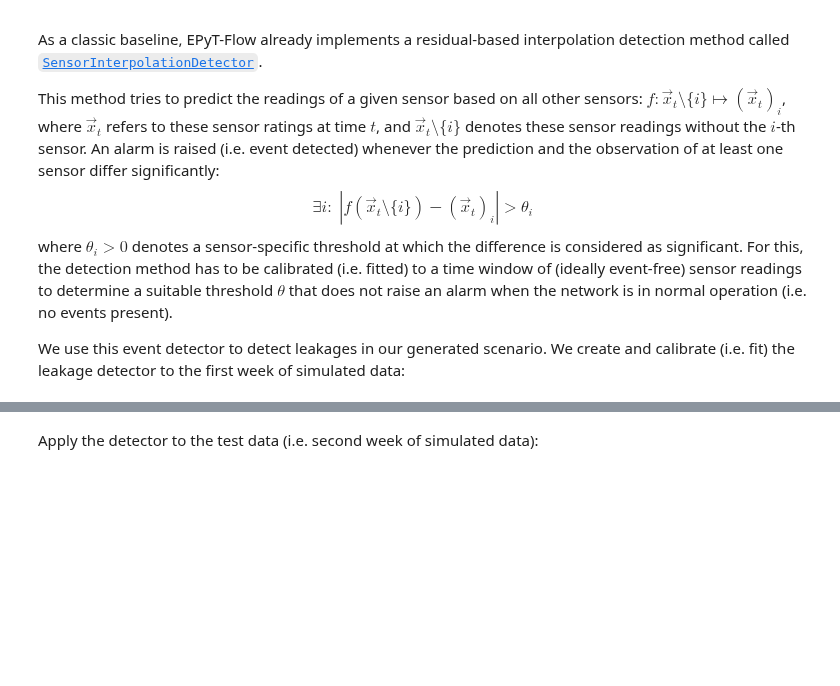
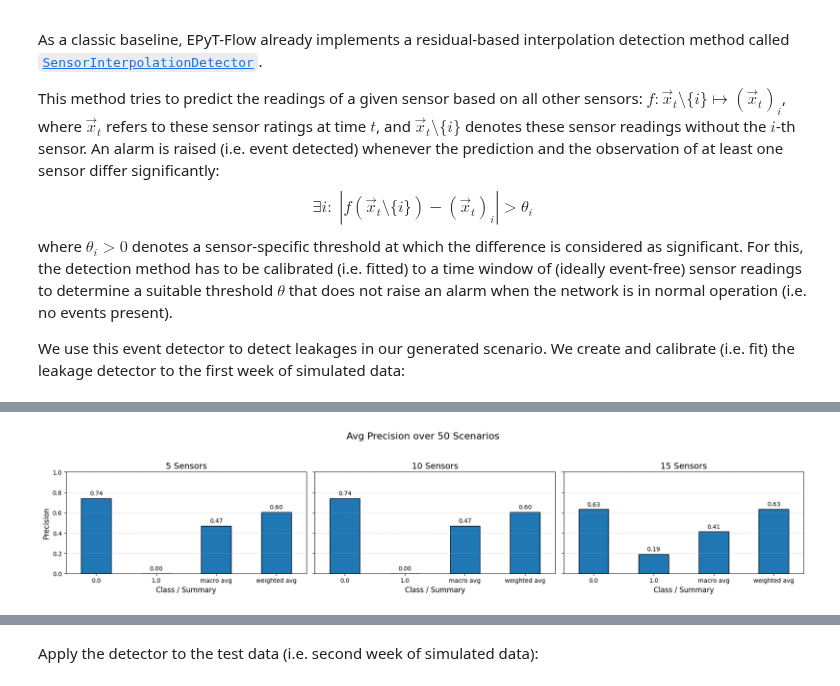
Before and after one commit to ChonsShadow/leak_localisation, a Jupyter notebook: epytflow_leakagedetection.ipynb, the cells around one changed output, grey strips where cells are left out. Cells and saved outputs as stored; diff of their text form; code cells hidden in the pictures; blank space fills up the shorter version.

Commit message:
expanded evaluation, added three different sensor sizes

```diff
--- a/epytflow_leakagedetection.ipynb
+++ b/epytflow_leakagedetection.ipynb
@@ -311,0 +506,19 @@ detector.fit(X_train)
+# %%
+runs_10 = []
+test_sids = [str(i) for i in range(1, 51)]
+for sid in test_sids:
+    Xi_10, yi_10 = epyt_flow.data.benchmarks.leakdb.load_data(
+        scenarios_id=[sid], use_net1=False, return_X_y=True
+    )[sid]
+    X_10 = getattr(Xi_10, "values", Xi_10)[:, sensor_placements_10]
+    y_10 = yi_10
+
+    y_pred_10, df_metrics_10 = evaluate_and_collect(mixed_clf_10, X_10, y_10)
+
+    runs_10.append(df_metrics_10)
+
+    tn, fp, fn, tp = confusion_matrix(y_10, y_pred_10, labels=[0,1]).ravel()
+    print(f"Scenario {sid}: TN={tn}, FP={fp}, FN={fn}, TP={tp}\n")
+
+df_all_10  = pd.concat(runs_10, keys=range(len(runs_10)), names=['run','label'])
+df_mean_10 = df_all_10.groupby(level='label').mean()
@@ -311,0 +543,81 @@ detector.fit(X_train)
+# %%
+#Disclaimer: Graphs generated using ChatGPT
+# —————————————————————————————————————————————————————
+# 1) Per‐label metrics (precision, recall, f1‑score)
+# —————————————————————————————————————————————————————
+label_metrics = ['precision', 'recall', 'f1-score']
+sensor_sets = [
+    (df_mean_5,  '5 Sensors'),
+    (df_mean_10, '10 Sensors'),
+    (df_mean,    '15 Sensors'),
+]
+
+for m in label_metrics:
+    fig, axes = plt.subplots(1, 3, figsize=(18, 4), sharey=True)
+    fig.suptitle(f'Avg {m.capitalize()} over {len(runs_5)} Scenarios', fontsize=16)
+
+    for ax, (dfm, label) in zip(axes, sensor_sets):
+        df_plot = dfm.drop(index=[r for r in ['roc_auc','log_loss','accuracy'] if r in dfm.index])
+        bars = df_plot[m].plot(
+            kind='bar', ax=ax,
+            edgecolor='black', linewidth=1, legend=False
+        )
+        ax.set_ylim(0, 1)
+        ax.set_title(label, fontsize=14)
+        ax.set_xlabel('Class / Summary', fontsize=12)
+        if ax is axes[0]:
+            ax.set_ylabel(m.capitalize(), fontsize=12)
+        ax.grid(axis='y', linestyle='--', alpha=0.5)
+        ax.set_xticklabels(df_plot.index, rotation=0, fontsize=10)
+
+        for rect in bars.patches:
+            h = rect.get_height()
+            ax.text(
+                rect.get_x() + rect.get_width()/2,
+                h + 0.02,
+                f'{h:.2f}',
+                ha='center', va='bottom',
+                fontsize=10
+            )
+
+    plt.tight_layout(rect=[0, 0, 1, 0.93])
+    plt.show()
+
+
+# —————————————————————————————————————————————————————
+# 2) Global metrics (accuracy, roc_auc, log_loss)
+# —————————————————————————————————————————————————————
+global_metrics = ['accuracy', 'roc_auc', 'log_loss']
+sensor_labels  = ['5 Sensors', '10 Sensors', '15 Sensors']
+
+# gather the “precision” column for each global metric row
+values = {
+    'accuracy': [df_mean_5.loc['accuracy','precision'],
+                 df_mean_10.loc['accuracy','precision'],
+                 df_mean.loc['accuracy','precision']],
+    'roc_auc':   [df_mean_5.loc['roc_auc','precision'],
+                  df_mean_10.loc['roc_auc','precision'],
+                  df_mean.loc['roc_auc','precision']],
+    'log_loss':  [df_mean_5.loc['log_loss','precision'],
+                  df_mean_10.loc['log_loss','precision'],
+                  df_mean.loc['log_loss','precision']],
+}
+
+x = np.arange(len(sensor_labels))
+
+for m in global_metrics:
+    fig, ax = plt.subplots(figsize=(6,4))
+    ax.bar(x, values[m], width=0.6, edgecolor='black')
+    if m in ['accuracy','roc_auc']:
+        ax.set_ylim(0, 1)
+    ax.set_xticks(x)
+    ax.set_xticklabels(sensor_labels)
+    ax.set_ylabel(m.replace('_',' ').capitalize())
+    ax.set_title(f'Avg {m.replace("_"," ").capitalize()} over {len(runs_5)} Scenarios')
+    for i, v in enumerate(values[m]):
+        ax.text(i, v + (0.02 if m in ['accuracy','roc_auc'] else 0),
+                f'{v:.2f}', ha='center', va='bottom')
+    plt.tight_layout()
+    plt.show()
+# %% [output]
+[figure, added]
```
Also changed, not shown: parts of 30 cells of this notebook.
